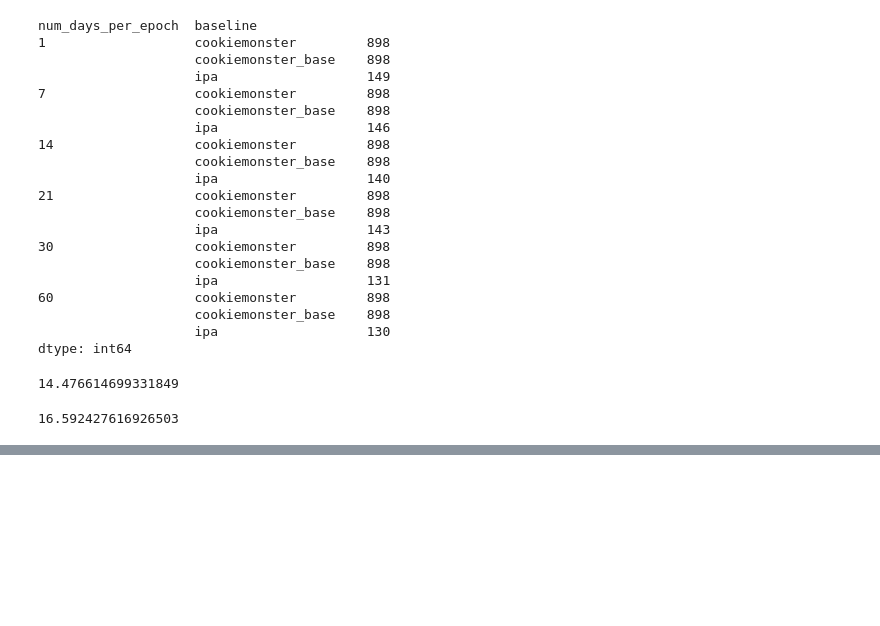
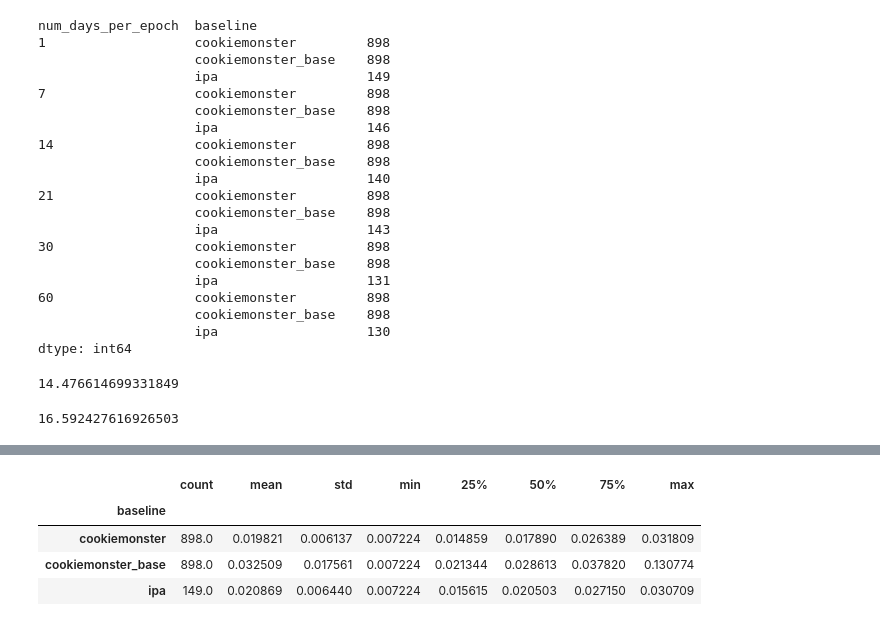
Before and after one commit to columbia/cookiemonster, a Jupyter notebook: notebooks/criteo_camera_ready.ipynb, the cells around one changed output, grey strips where cells are left out. Cells and saved outputs as stored; diff of their text form; code cells hidden in the pictures; blank space fills up the shorter version.

```diff
--- a/notebooks/criteo_camera_ready.ipynb
+++ b/notebooks/criteo_camera_ready.ipynb
@@ -235,0 +307,10 @@ dtype: int64
+# %%
+df = pd.read_csv(f"{LOGS_PATH.joinpath(path1)}/rmsres.csv")
+# %%
+df.query("num_days_per_epoch == 1").groupby("baseline").queries_rmsres.describe()
+# %% [output]
+|  | count | mean | std | min | 25% | 50% | 75% | max |
+| baseline |  |  |  |  |  |  |  |  |
+| cookiemonster | 898.0 | 0.019821 | 0.006137 | 0.007224 | 0.014859 | 0.017890 | 0.026389 | 0.031809 |
+| cookiemonster_base | 898.0 | 0.032509 | 0.017561 | 0.007224 | 0.021344 | 0.028613 | 0.037820 | 0.130774 |
+| ipa | 149.0 | 0.020869 | 0.006440 | 0.007224 | 0.015615 | 0.020503 | 0.027150 | 0.030709 |
```
Also changed, not shown: parts of 12 cells of this notebook.
